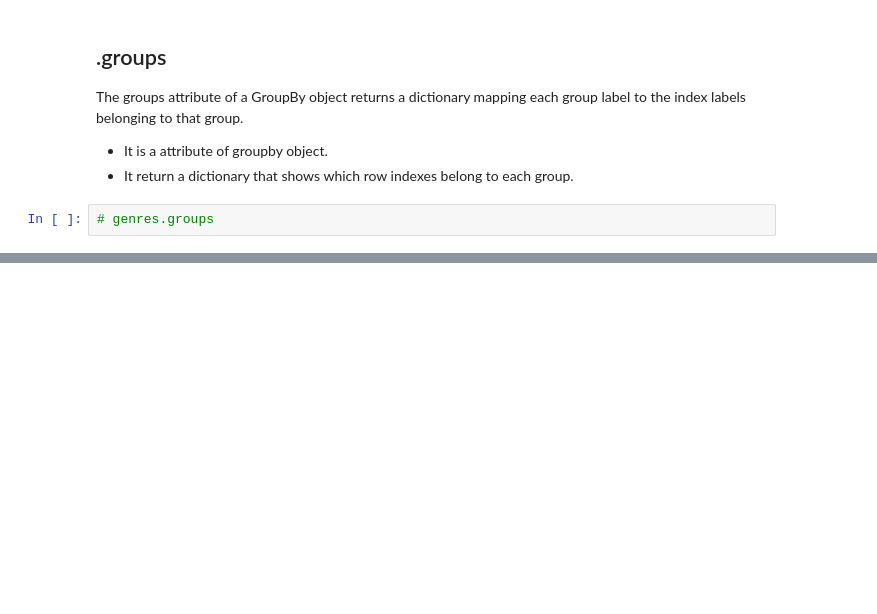
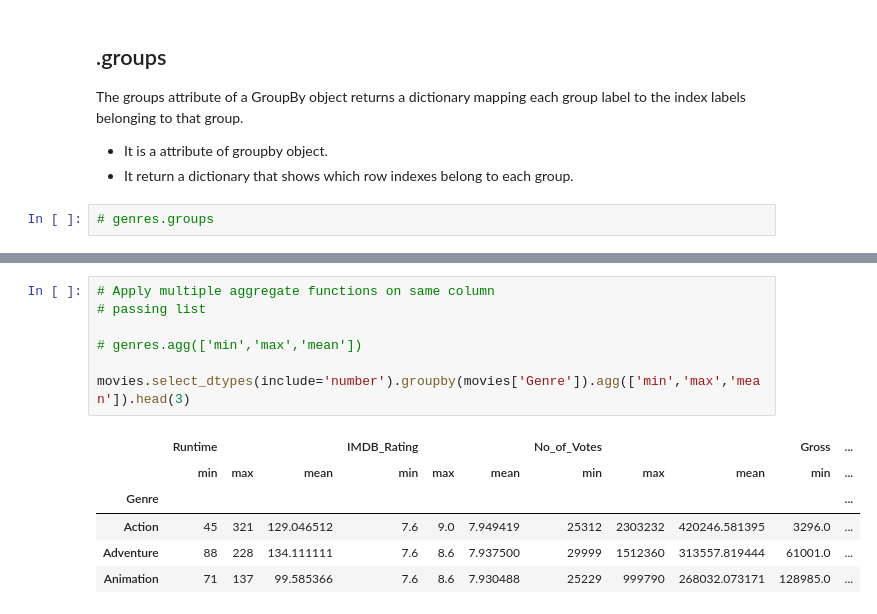
Before and after one commit to Amjad-Bin-Aslam/Data-Analysis-Portfolio, a Jupyter notebook: 05_Pandas/03_Pandas_Exercise.ipynb, the cells around one changed output, grey strips where cells are left out. Drawn from its saved outputs; the diff is of its cells as text; blank space fills up the shorter version.

```diff
--- a/05_Pandas/03_Pandas_Exercise.ipynb
+++ b/05_Pandas/03_Pandas_Exercise.ipynb
@@ -206,0 +236,14 @@ The groups attribute of a GroupBy object returns a dictionary mapping each group
+# %%
+# Apply multiple aggregate functions on same column
+# passing list
+
+# genres.agg(['min','max','mean'])
+
+movies.select_dtypes(include='number').groupby(movies['Genre']).agg(['min','max','mean']).head(3)
+# %% [output]
+|  | Runtime |  |  | IMDB_Rating |  |  | No_of_Votes |  |  | Gross | ... |
+|  | min | max | mean | min | max | mean | min | max | mean | min | ... |
+| Genre |  |  |  |  |  |  |  |  |  |  | ... |
+| Action | 45 | 321 | 129.046512 | 7.6 | 9.0 | 7.949419 | 25312 | 2303232 | 420246.581395 | 3296.0 | ... |
+| Adventure | 88 | 228 | 134.111111 | 7.6 | 8.6 | 7.937500 | 29999 | 1512360 | 313557.819444 | 61001.0 | ... |
+| Animation | 71 | 137 | 99.585366 | 7.6 | 8.6 | 7.930488 | 25229 | 999790 | 268032.073171 | 128985.0 | ... |
```
Also changed, not shown: parts of 11 cells of this notebook.
